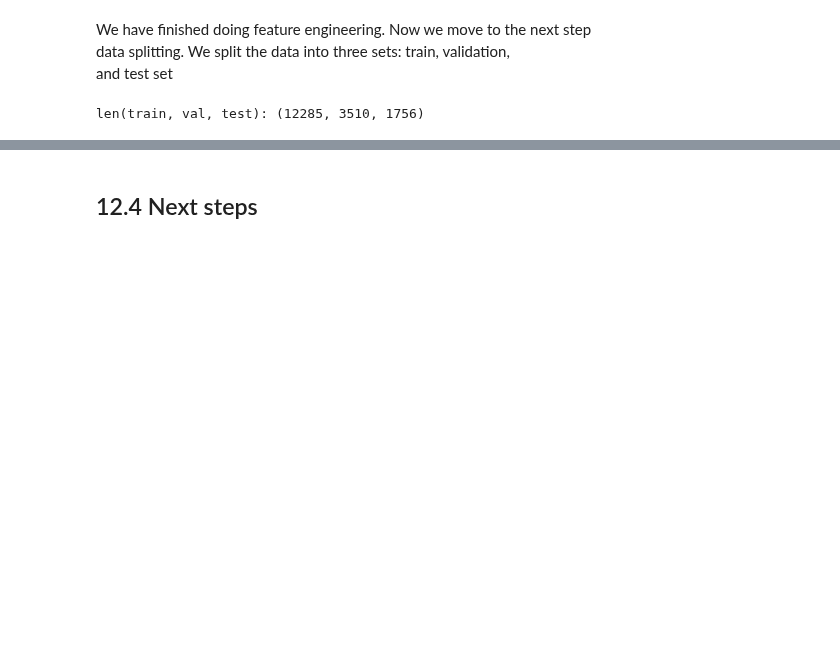
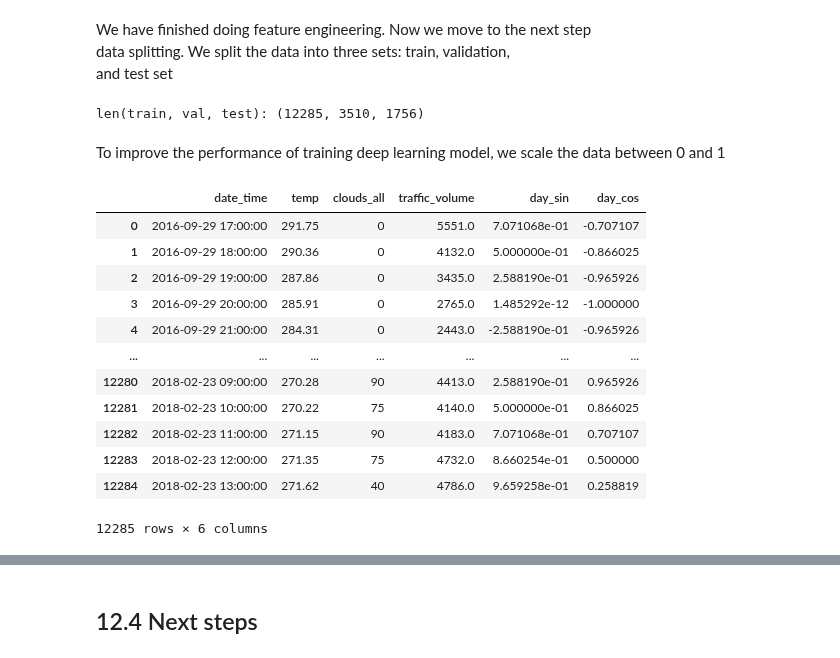
Before and after one commit to LugoBlogger/SI-201-542-forecasting-technique, a Jupyter notebook: week-13.ipynb, the cells around one changed output, grey strips where cells are left out. Drawn from its saved outputs; the diff is of its cells as text; code cells hidden in the pictures; blank space fills up the shorter version.

```diff
--- a/week-13.ipynb
+++ b/week-13.ipynb
@@ -268,3 +277,22 @@ test_df = df_traffic_selected[idx_test:].copy()
 print(f"len(train, val, test): {len(train_df), len(val_df), len(test_df)}")
 # %% [output]
 len(train, val, test): (12285, 3510, 1756)
+# %% [markdown]
+To improve the performance of training deep learning model, we scale the data
+between 0 and 1
+# %%
+train_df
+# %% [output]
+|  | date_time | temp | clouds_all | traffic_volume | day_sin | day_cos |
+| 0 | 2016-09-29 17:00:00 | 291.75 | 0 | 5551.0 | 7.071068e-01 | -0.707107 |
+| 1 | 2016-09-29 18:00:00 | 290.36 | 0 | 4132.0 | 5.000000e-01 | -0.866025 |
+| 2 | 2016-09-29 19:00:00 | 287.86 | 0 | 3435.0 | 2.588190e-01 | -0.965926 |
+| 3 | 2016-09-29 20:00:00 | 285.91 | 0 | 2765.0 | 1.485292e-12 | -1.000000 |
+| 4 | 2016-09-29 21:00:00 | 284.31 | 0 | 2443.0 | -2.588190e-01 | -0.965926 |
+| ... | ... | ... | ... | ... | ... | ... |
+| 12280 | 2018-02-23 09:00:00 | 270.28 | 90 | 4413.0 | 2.588190e-01 | 0.965926 |
+| 12281 | 2018-02-23 10:00:00 | 270.22 | 75 | 4140.0 | 5.000000e-01 | 0.866025 |
+| 12282 | 2018-02-23 11:00:00 | 271.15 | 90 | 4183.0 | 7.071068e-01 | 0.707107 |
+| 12283 | 2018-02-23 12:00:00 | 271.35 | 75 | 4732.0 | 8.660254e-01 | 0.500000 |
+| 12284 | 2018-02-23 13:00:00 | 271.62 | 40 | 4786.0 | 9.659258e-01 | 0.258819 |
+12285 rows × 6 columns
```
Also changed, not shown: parts of 7 cells of this notebook, 8 other files.
